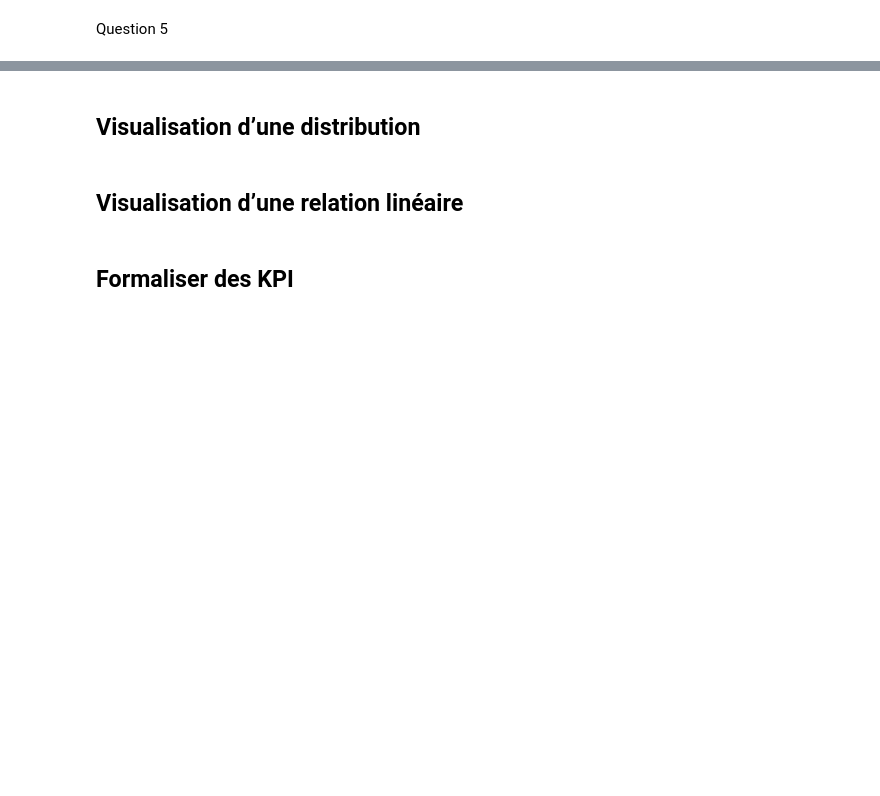
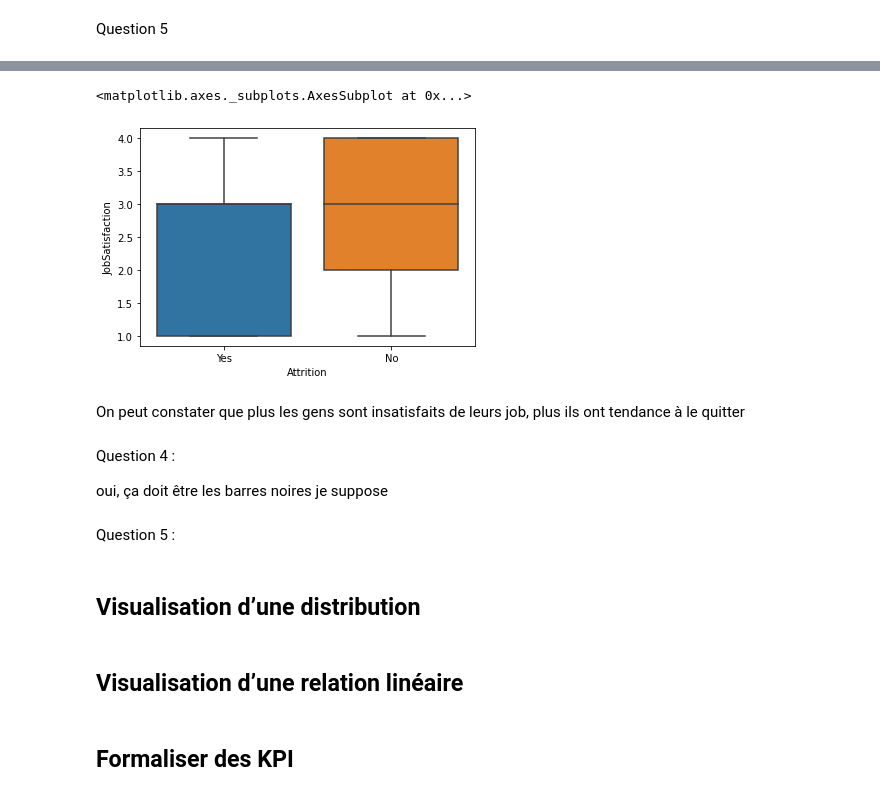
Before and after one commit to Maxoouuu/H3Python, a Jupyter notebook: Analyse_Python.ipynb, the cells around one changed output, grey strips where cells are left out. Saved outputs shown, nothing was run; the diff lists cells and outputs as text; code cells hidden in the pictures; blank space fills up the shorter version.

```diff
--- a/Analyse_Python.ipynb
+++ b/Analyse_Python.ipynb
@@ -176,3 +344,17 @@ plot.show()
+# %%
+#Question 3
+sb.boxplot(data=data,x='Attrition',y='JobSatisfaction' )
+# %% [output]
+<matplotlib.axes._subplots.AxesSubplot at 0x...>
+[figure, added]
+# %% [markdown]
+On peut constater que plus les gens sont insatisfaits de leurs job, plus ils ont tendance à le quitter
+# %% [markdown]
+Question 4 :
+
+oui, ça doit être les barres noires je suppose
+# %% [markdown]
+Question 5 :
 # %% [markdown]
 ## Visualisation d’une distribution
 # %% [markdown]
```
Also changed, not shown: parts of 17 cells of this notebook.
